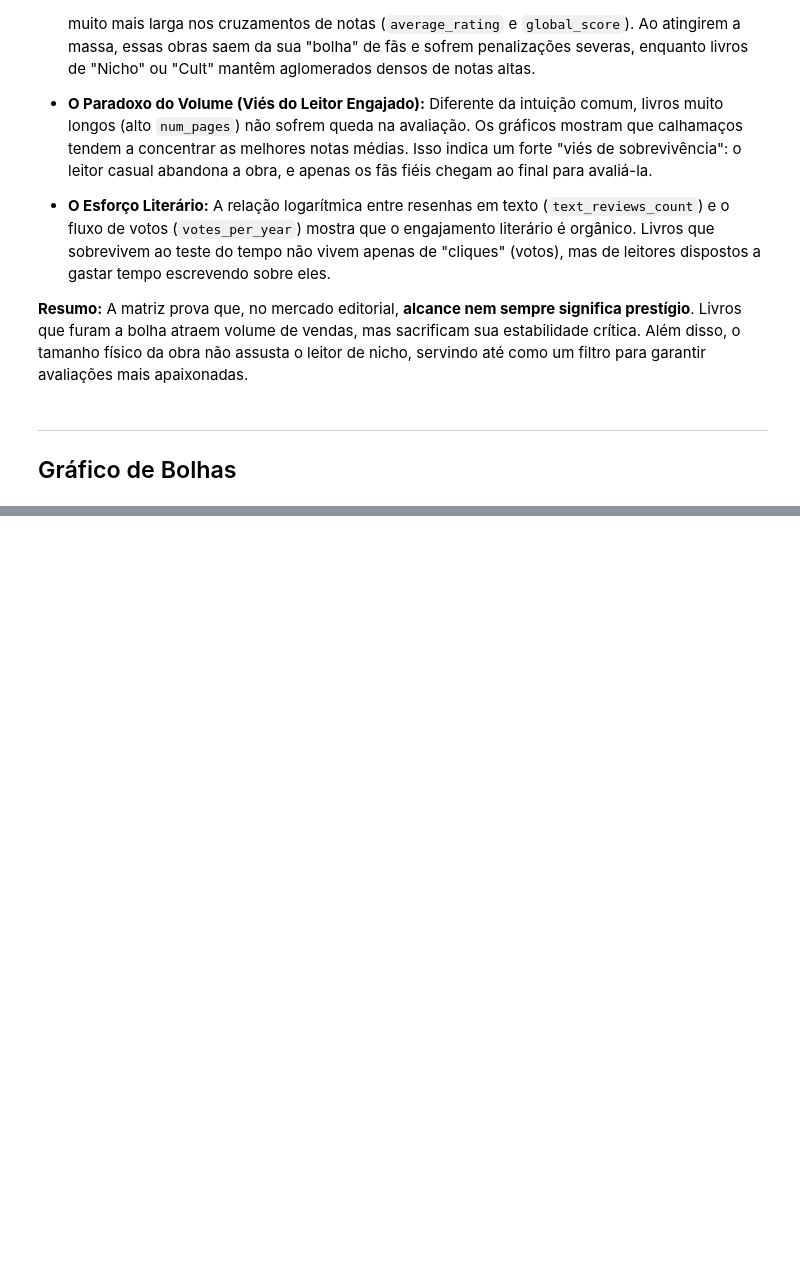
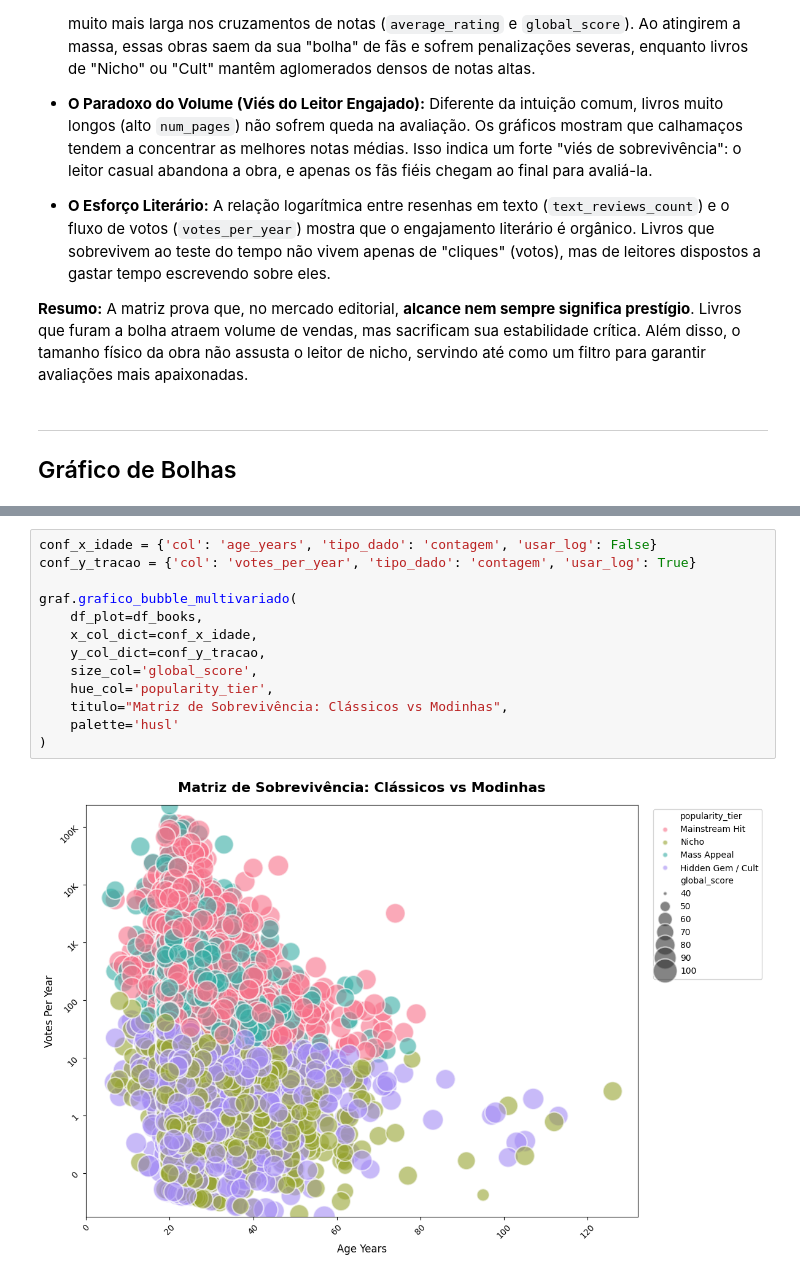
Before and after one commit to AleCecilio/entertainment_industry_performance_analysis, a Jupyter notebook: notebooks/11_eda_multivariada_books.ipynb, the cells around one changed output, grey strips where cells are left out. Saved outputs shown, nothing was run; the diff lists cells and outputs as text; blank space fills up the shorter version.

```diff
--- a/notebooks/11_eda_multivariada_books.ipynb
+++ b/notebooks/11_eda_multivariada_books.ipynb
@@ -165,0 +166,15 @@ graf.grafico_bubble_multivariado(
+# %%
+conf_x_idade = {'col': 'age_years', 'tipo_dado': 'contagem', 'usar_log': False}
+conf_y_tracao = {'col': 'votes_per_year', 'tipo_dado': 'contagem', 'usar_log': True}
+
+graf.grafico_bubble_multivariado(
+    df_plot=df_books,
+    x_col_dict=conf_x_idade,
+    y_col_dict=conf_y_tracao,
+    size_col='global_score',
+    hue_col='popularity_tier',
+    titulo="Matriz de Sobrevivência: Clássicos vs Modinhas",
+    palette='husl'
+)
+# %% [output]
+[figure, added]
```
Also changed, not shown: parts of 5 cells of this notebook, 2 other files.
